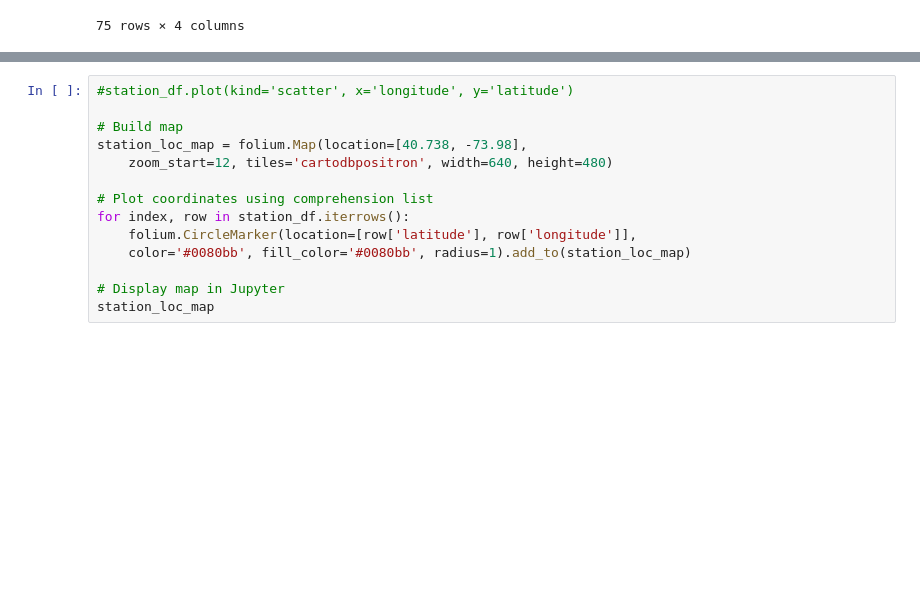
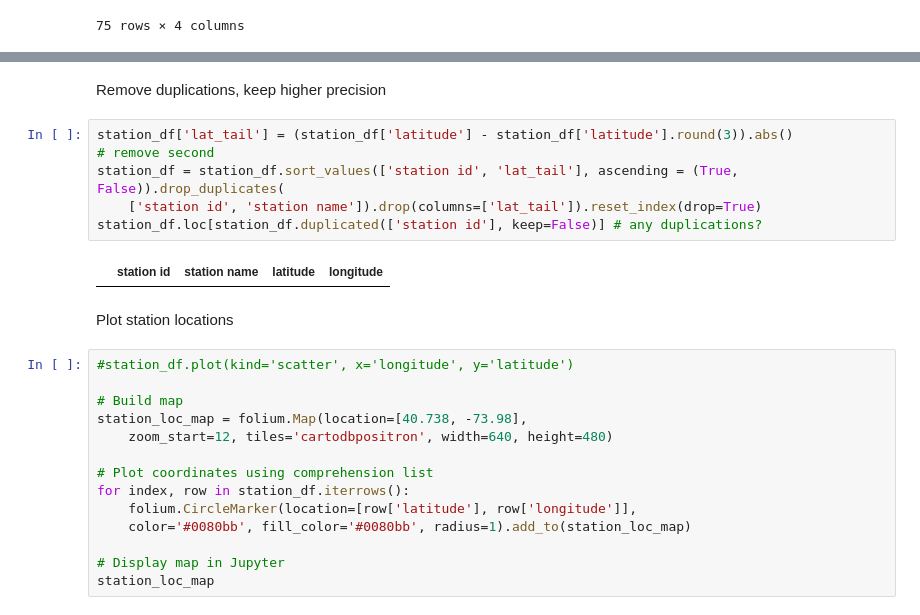
Before and after one commit to mahouoji/MobilityChange, a Jupyter notebook: data_cleaning/citibike_cleaning.ipynb, the cells around one changed output, grey strips where cells are left out. Drawn from its saved outputs; the diff is of its cells as text; blank space fills up the shorter version.

```diff
--- a/data_cleaning/citibike_cleaning.ipynb
+++ b/data_cleaning/citibike_cleaning.ipynb
@@ -124,3 +143,15 @@ station_df
+# %% [markdown]
+Remove duplications, keep higher precision
+# %%
+station_df['lat_tail'] = (station_df['latitude'] - station_df['latitude'].round(3)).abs()
+# remove second
+station_df = station_df.sort_values(['station id', 'lat_tail'], ascending = (True, False)).drop_duplicates(
+    ['station id', 'station name']).drop(columns=['lat_tail']).reset_index(drop=True)
+station_df.loc[station_df.duplicated(['station id'], keep=False)] # any duplications?
+# %% [output]
+|  | station id | station name | latitude | longitude |
+# %% [markdown]
+Plot station locations
 # %%
 #station_df.plot(kind='scatter', x='longitude', y='latitude')
 
```
Also changed, not shown: parts of 10 cells of this notebook.
